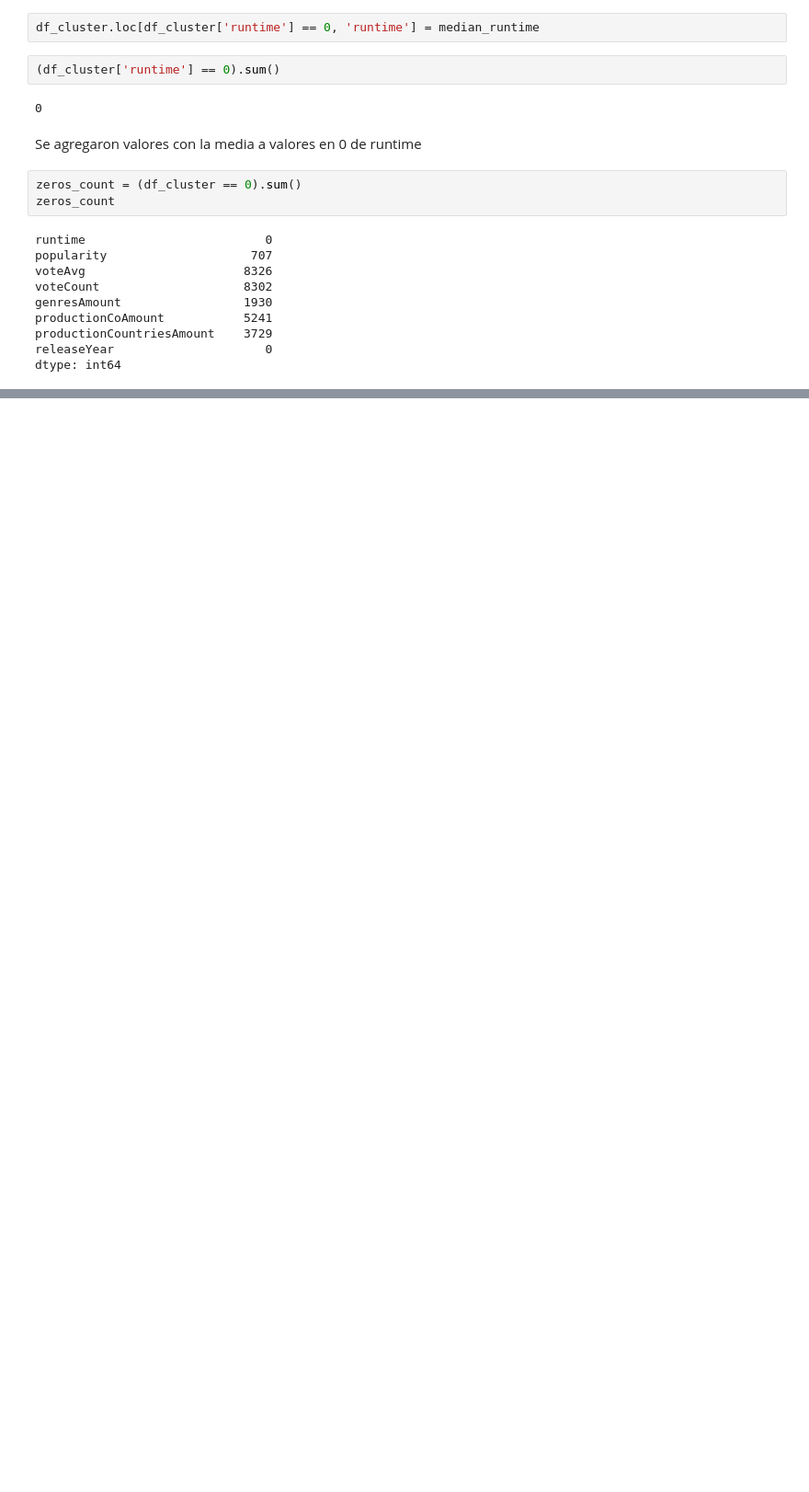
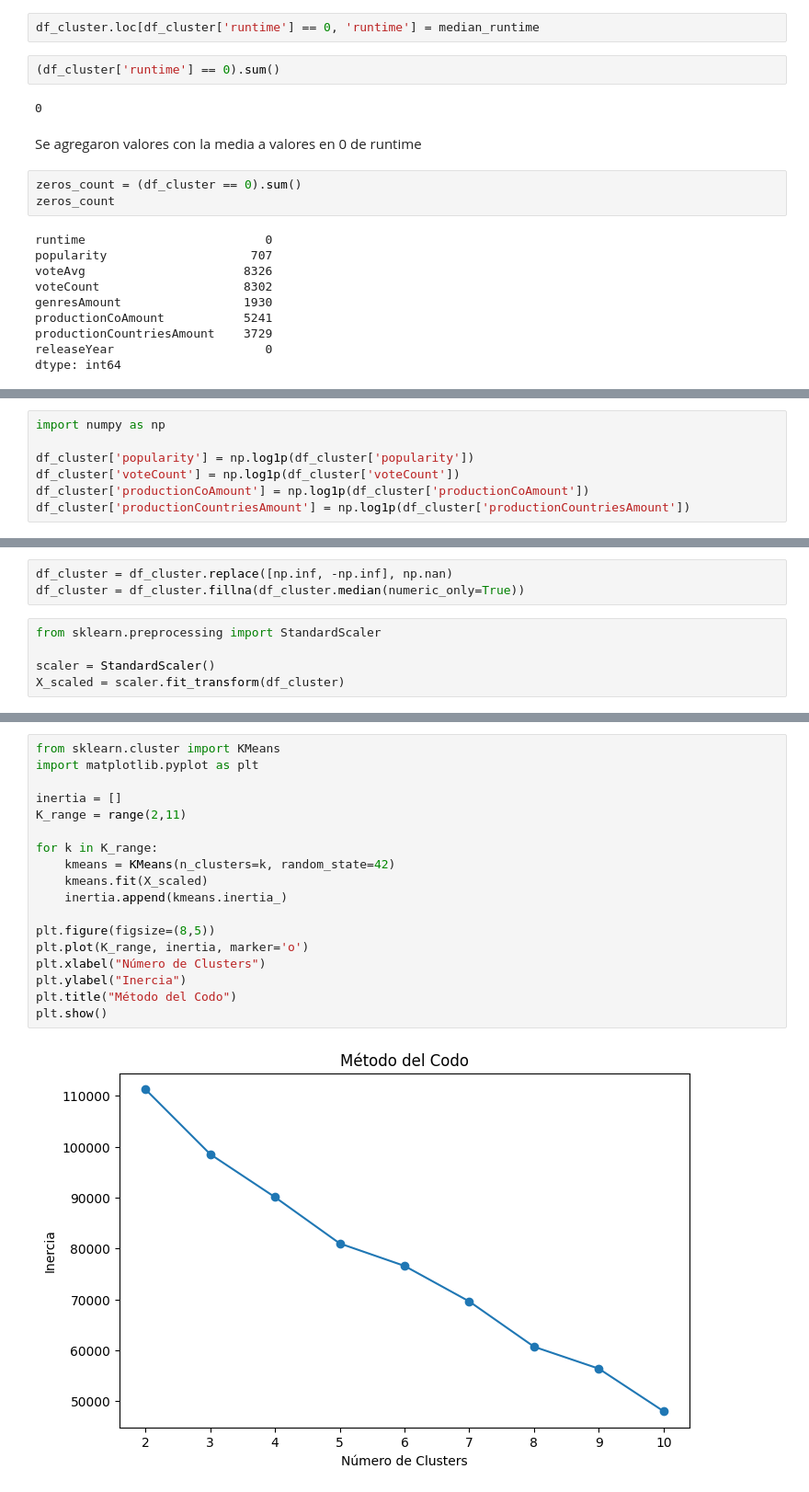
Before and after one commit to anthonylouschwank/Lab2-Mineria, a Jupyter notebook: main.ipynb, the cells around one changed output, grey strips where cells are left out. Shown at 92% size. Saved outputs shown, nothing was run; the diff lists cells and outputs as text; blank space fills up the shorter version.

```diff
--- a/main.ipynb
+++ b/main.ipynb
@@ -200,0 +244,7 @@ KeyError: 'voteAvg '
+# %%
+import numpy as np
+
+df_cluster['popularity'] = np.log1p(df_cluster['popularity'])
+df_cluster['voteCount'] = np.log1p(df_cluster['voteCount'])
+df_cluster['productionCoAmount'] = np.log1p(df_cluster['productionCoAmount'])
+df_cluster['productionCountriesAmount'] = np.log1p(df_cluster['productionCountriesAmount'])
@@ -200,0 +311,8 @@ KeyError: 'voteAvg '
+# %%
+df_cluster = df_cluster.replace([np.inf, -np.inf], np.nan)
+df_cluster = df_cluster.fillna(df_cluster.median(numeric_only=True))
+# %%
+from sklearn.preprocessing import StandardScaler
+
+scaler = StandardScaler()
+X_scaled = scaler.fit_transform(df_cluster)
@@ -200,0 +327,20 @@ KeyError: 'voteAvg '
+# %%
+from sklearn.cluster import KMeans
+import matplotlib.pyplot as plt
+
+inertia = []
+K_range = range(2,11)
+
+for k in K_range:
+    kmeans = KMeans(n_clusters=k, random_state=42)
+    kmeans.fit(X_scaled)
+    inertia.append(kmeans.inertia_)
+
+plt.figure(figsize=(8,5))
+plt.plot(K_range, inertia, marker='o')
+plt.xlabel("Número de Clusters")
+plt.ylabel("Inercia")
+plt.title("Método del Codo")
+plt.show()
+# %% [output]
+[figure, added]
```
Also changed, not shown: parts of 18 cells of this notebook.
